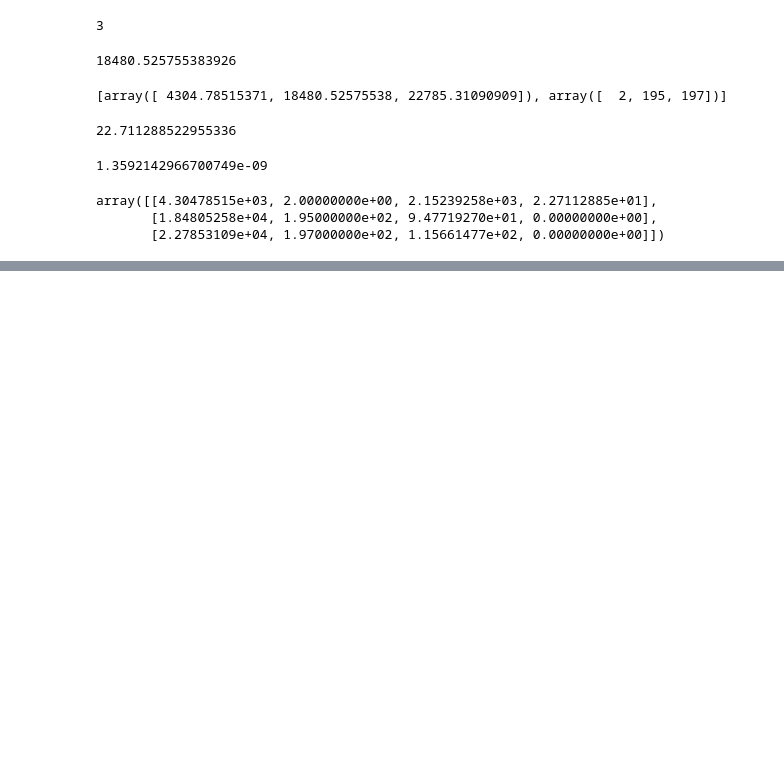
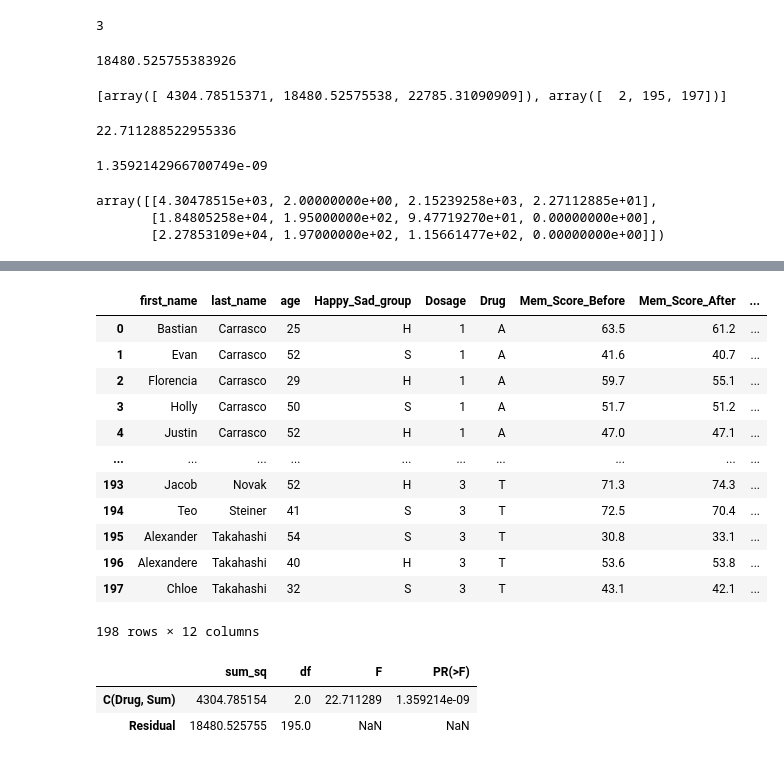
Before and after one commit to hkopanski/ANOVA, a Jupyter notebook: island_Python.ipynb, the cells around one changed output, grey strips where cells are left out. Cells and saved outputs as stored; diff of their text form; code cells hidden in the pictures; blank space fills up the shorter version.

```diff
--- a/island_Python.ipynb
+++ b/island_Python.ipynb
@@ -83,0 +95,16 @@ qn_b = np.percentile(b, percs)
+# %%
+df_islander
+# %% [output]
+|  | first_name | last_name | age | Happy_Sad_group | Dosage | Drug | Mem_Score_Before | Mem_Score_After | ... |
+| 0 | Bastian | Carrasco | 25 | H | 1 | A | 63.5 | 61.2 | ... |
+| 1 | Evan | Carrasco | 52 | S | 1 | A | 41.6 | 40.7 | ... |
+| 2 | Florencia | Carrasco | 29 | H | 1 | A | 59.7 | 55.1 | ... |
+| 3 | Holly | Carrasco | 50 | S | 1 | A | 51.7 | 51.2 | ... |
+| 4 | Justin | Carrasco | 52 | H | 1 | A | 47.0 | 47.1 | ... |
+| ... | ... | ... | ... | ... | ... | ... | ... | ... | ... |
+| 193 | Jacob | Novak | 52 | H | 3 | T | 71.3 | 74.3 | ... |
+| 194 | Teo | Steiner | 41 | S | 3 | T | 72.5 | 70.4 | ... |
+| 195 | Alexander | Takahashi | 54 | S | 3 | T | 30.8 | 33.1 | ... |
+| 196 | Alexandere | Takahashi | 40 | H | 3 | T | 53.6 | 53.8 | ... |
+| 197 | Chloe | Takahashi | 32 | S | 3 | T | 43.1 | 42.1 | ... |
+198 rows × 12 columns
@@ -83,0 +113,6 @@ qn_b = np.percentile(b, percs)
+# %%
+sm.stats.anova_lm(island_lm, typ=2)
+# %% [output]
+|  | sum_sq | df | F | PR(>F) |
+| C(Drug, Sum) | 4304.785154 | 2.0 | 22.711289 | 1.359214e-09 |
+| Residual | 18480.525755 | 195.0 | NaN | NaN |
```
Also changed, not shown: parts of 14 cells of this notebook, 2 other files.
